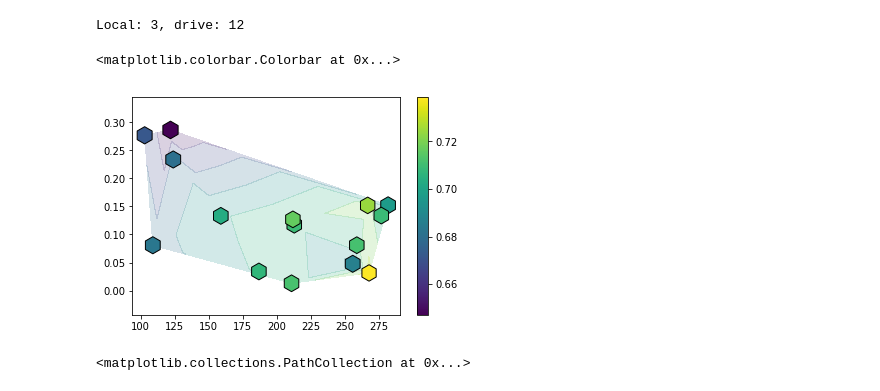
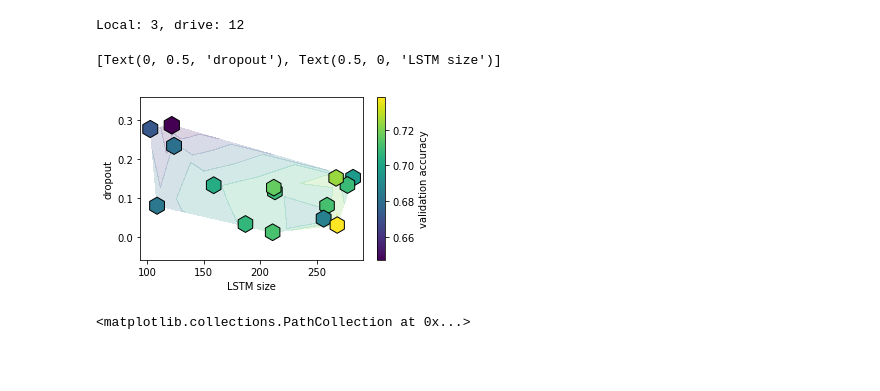
Before and after one commit to AndreaAmico/DeepMouse, a Jupyter notebook: live_history.ipynb, the cells around one changed output. Cells and saved outputs as stored; diff of their text form; code cells hidden in the pictures; blank space fills up the shorter version.

```diff
--- a/live_history.ipynb
+++ b/live_history.ipynb
@@ -142,28 +142,30 @@ Local: 3, drive: 12
 # %%
 VERSION = '07'
 
 concat_path = './model_data/grid_mix_{}.pkl'.format(VERSION)
 combined_df = pd.read_pickle(concat_path)
 
 xyz = np.ones([4, combined_df.shape[0]])
 
 for index, (lstm_size, dropout, fits_outs) in combined_df[['LSTM_size', 'dropout', 'fit_outs']].iterrows():
     somma = [x.history['val_acc'] for x in fits_outs]
     s = np.mean(somma, 0)[130:].mean()
     sigma = np.mean(somma, 0)[130:].std()
 
     xyz[0, index] = lstm_size
     xyz[1, index] = dropout
     xyz[2, index] = s
     xyz[3, index] = sigma
 
-
-scatterplot = plt.scatter(xyz[0,:], xyz[1,:], c=xyz[2,:], s=1/(xyz[2,:])*2e2, zorder=10, marker='h', edgecolors='black')
-plt.tricontourf(xyz[0,:], xyz[1,:], xyz[2,:], alpha=0.2, zorder=3)
-plt.colorbar(scatterplot)
+fig, ax = plt.subplots(1, figsize=(5, 3))
+scatterplot = ax.scatter(xyz[0,:], xyz[1,:], c=xyz[2,:], s=1/(xyz[2,:])*2e2, zorder=10, marker='h', edgecolors='black')
+ax.tricontourf(xyz[0,:], xyz[1,:], xyz[2,:], alpha=0.2, zorder=3)
+plt.colorbar(scatterplot, label='validation accuracy')
+ax.set(**{'xlabel':'LSTM size', 'ylabel':'dropout'})
+# fig.savefig(f'./plots/LSTM_VS_dropout.png', bbox_inches='tight')
 # %% [output]
-<matplotlib.colorbar.Colorbar at 0x...>
+[Text(0, 0.5, 'dropout'), Text(0.5, 0, 'LSTM size')]
-[figure, old version]
+[figure, new version]
 # %%
 plt.scatter(xyz[0,:], xyz[2,:])
 # %% [output]
```
Also changed, not shown: parts of 17 cells of this notebook, 8 other files.
